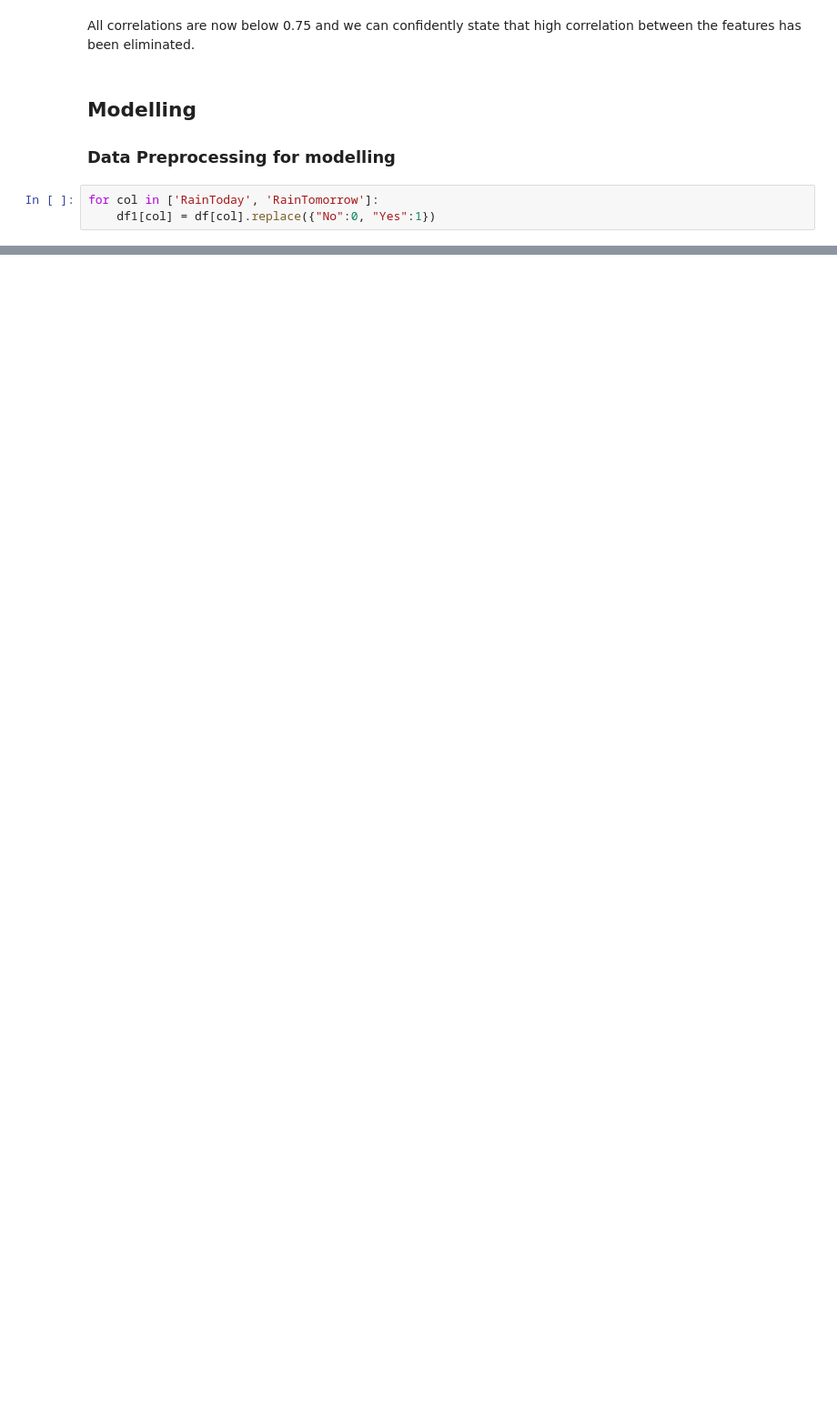
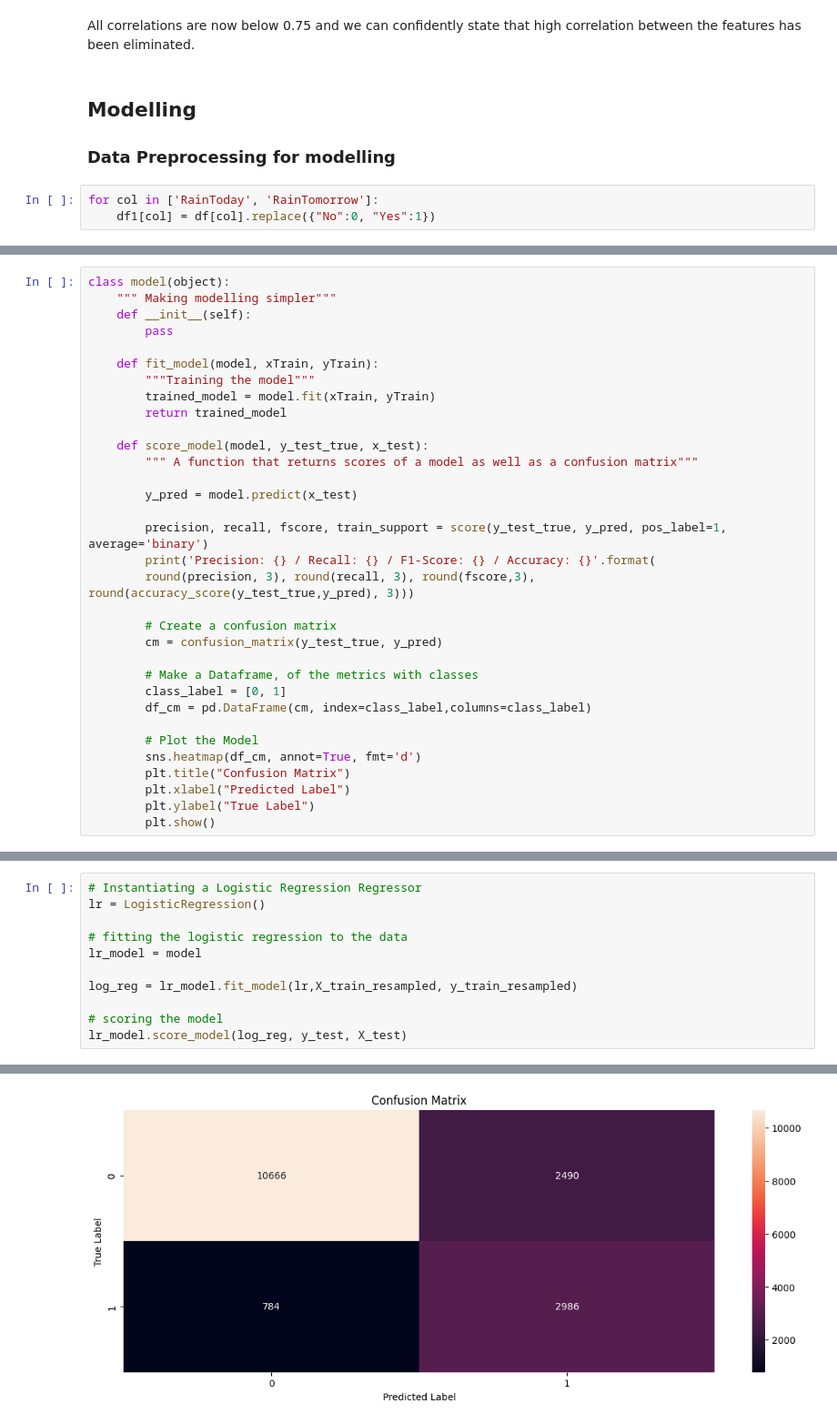
Before and after one commit to teofizzy/Australian_Weather, a Jupyter notebook: index.ipynb, the cells around one changed output, grey strips where cells are left out. Shown at 91% size. Cells and saved outputs as stored; diff of their text form; blank space fills up the shorter version.

Commit message:
modelling

```diff
--- a/index.ipynb
+++ b/index.ipynb
@@ -1203,0 +1175,33 @@ ModuleNotFoundError: No module named 'cuML'
+# %%
+class model(object):
+    """ Making modelling simpler"""
+    def __init__(self):
+        pass
+
+    def fit_model(model, xTrain, yTrain):
+        """Training the model"""
+        trained_model = model.fit(xTrain, yTrain)
+        return trained_model
+
+    def score_model(model, y_test_true, x_test):
+        """ A function that returns scores of a model as well as a confusion matrix"""
+
+        y_pred = model.predict(x_test)
+
+        precision, recall, fscore, train_support = score(y_test_true, y_pred, pos_label=1, average='binary')
+        print('Precision: {} / Recall: {} / F1-Score: {} / Accuracy: {}'.format(
+        round(precision, 3), round(recall, 3), round(fscore,3), round(accuracy_score(y_test_true,y_pred), 3)))
+
+        # Create a confusion matrix
+        cm = confusion_matrix(y_test_true, y_pred)
+
+        # Make a Dataframe, of the metrics with classes
+        class_label = [0, 1]
+        df_cm = pd.DataFrame(cm, index=class_label,columns=class_label)
+
+        # Plot the Model
+        sns.heatmap(df_cm, annot=True, fmt='d')
+        plt.title("Confusion Matrix")
+        plt.xlabel("Predicted Label")
+        plt.ylabel("True Label")
+        plt.show()
@@ -1203,0 +1210,12 @@ ModuleNotFoundError: No module named 'cuML'
+# %%
+# Instantiating a Logistic Regression Regressor
+lr = LogisticRegression()
+
+# fitting the logistic regression to the data
+lr_model = model
+
+log_reg = lr_model.fit_model(lr,X_train_resampled, y_train_resampled)
+
+# scoring the model
+lr_model.score_model(log_reg, y_test, X_test)
+# %% [output]
@@ -1203,0 +1223 @@ ModuleNotFoundError: No module named 'cuML'
+[figure, added]
```
Also changed, not shown: parts of 48 cells of this notebook, 3 other files.
